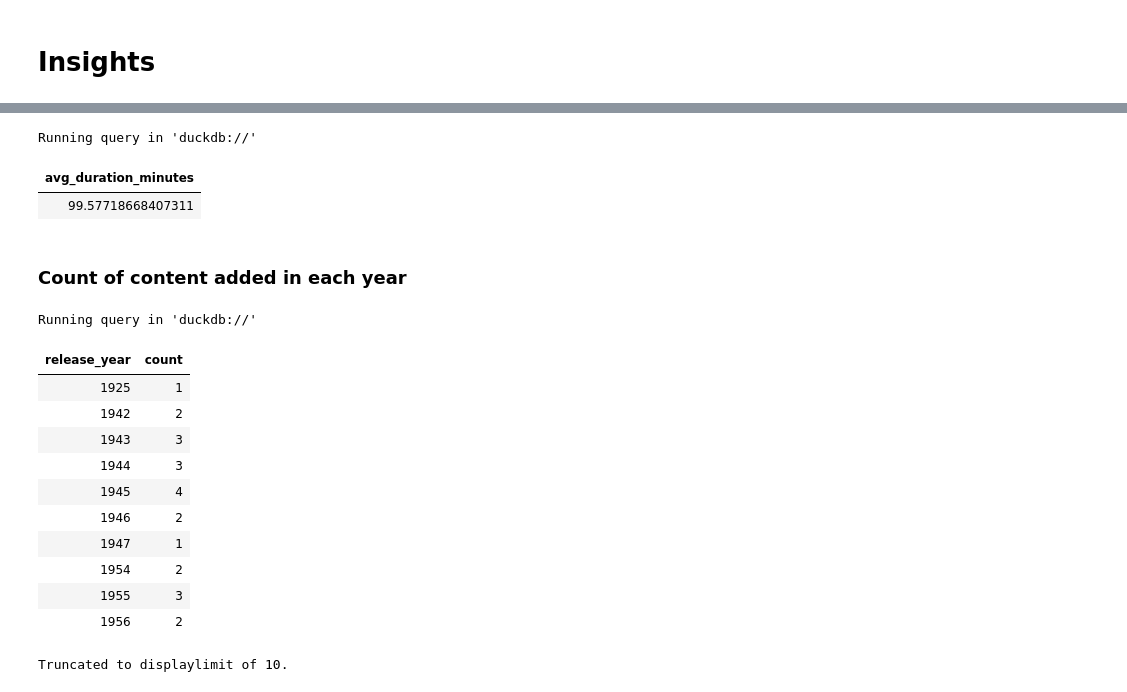
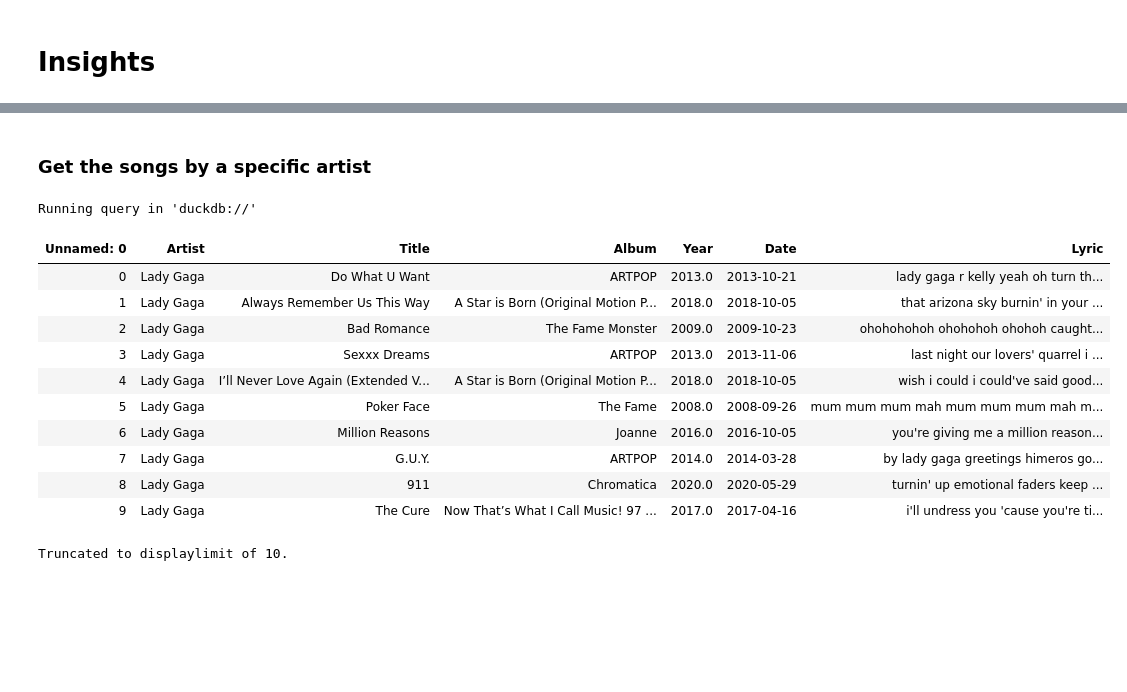
Before and after one commit to cabustillo13/RAG_Haystack_Chatbot, a Jupyter notebook: src/etl/wrangle.ipynb, the cells around one changed output, grey strips where cells are left out. Saved outputs shown, nothing was run; the diff lists cells and outputs as text; code cells hidden in the pictures; blank space fills up the shorter version.

```diff
--- a/src/etl/wrangle.ipynb
+++ b/src/etl/wrangle.ipynb
@@ -89,47 +127,20 @@ Running query in 'duckdb://'
+# %% [markdown]
+### Get the songs by a specific artist
 # %%
-query = f"""
-SELECT
-    AVG(CAST(SUBSTR(duration, 1, LENGTH(duration) - 4) AS INT)) AS avg_duration_minutes
-FROM
-    netflix_titles.csv
-WHERE
-    type = 'Movie';
-
-"""
+query = f"""SELECT * FROM lyrics.csv WHERE Artist = 'Lady Gaga';"""
 # Use JupySQL magic %sql to execute the query
 %sql {{query}}
 # %% [output]
 Running query in 'duckdb://'
-| avg_duration_minutes |
-| 99.57718668407311 |
+| Unnamed: 0 | Artist | Title | Album | Year | Date | Lyric |
+| 0 | Lady Gaga | Do What U Want | ARTPOP | 2013.0 | 2013-10-21 | lady gaga r kelly yeah oh turn th... |
+| 1 | Lady Gaga | Always Remember Us This Way | A Star is Born (Original Motion P... | 2018.0 | 2018-10-05 | that arizona sky burnin' in your ... |
+| 2 | Lady Gaga | Bad Romance | The Fame Monster | 2009.0 | 2009-10-23 | ohohohohoh ohohohoh ohohoh caught... |
+| 3 | Lady Gaga | Sexxx Dreams | ARTPOP | 2013.0 | 2013-11-06 | last night our lovers' quarrel i ... |
+| 4 | Lady Gaga | I’ll Never Love Again (Extended V... | A Star is Born (Original Motion P... | 2018.0 | 2018-10-05 | wish i could i could've said good... |
+| 5 | Lady Gaga | Poker Face | The Fame | 2008.0 | 2008-09-26 | mum mum mum mah mum mum mum mah m... |
+| 6 | Lady Gaga | Million Reasons | Joanne | 2016.0 | 2016-10-05 | you're giving me a million reason... |
+| 7 | Lady Gaga | G.U.Y. | ARTPOP | 2014.0 | 2014-03-28 | by lady gaga greetings himeros go... |
+| 8 | Lady Gaga | 911 | Chromatica | 2020.0 | 2020-05-29 | turnin' up emotional faders keep ... |
+| 9 | Lady Gaga | The Cure | Now That’s What I Call Music! 97 ... | 2017.0 | 2017-04-16 | i'll undress you 'cause you're ti... |
+Truncated to displaylimit of 10.
-# %% [markdown]
-### Count of content added in each year
-# %%
-query = f"""
-SELECT
-    release_year,
-    COUNT(*) AS count
-FROM
-    netflix_titles.csv
-GROUP BY
-    release_year
-ORDER BY
-    release_year;
-
-"""
-# Use JupySQL magic %sql to execute the query
-%sql {{query}}
-# %% [output]
-Running query in 'duckdb://'
-| release_year | count |
-| 1925 | 1 |
-| 1942 | 2 |
-| 1943 | 3 |
-| 1944 | 3 |
-| 1945 | 4 |
-| 1946 | 2 |
-| 1947 | 1 |
-| 1954 | 2 |
-| 1955 | 3 |
-| 1956 | 2 |
-Truncated to displaylimit of 10.
```
Also changed, not shown: parts of 21 cells of this notebook.
